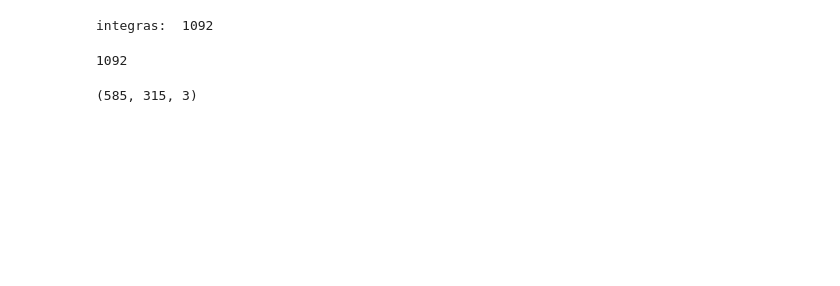
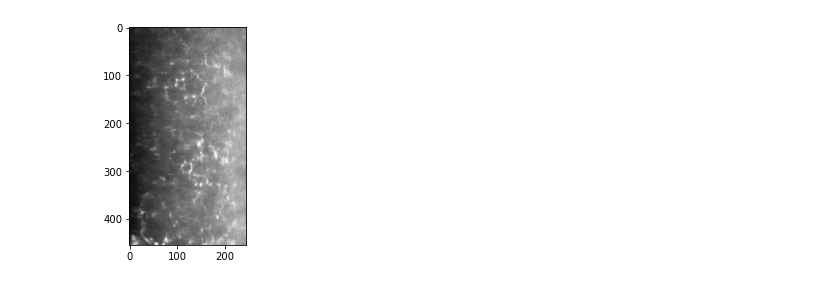
Before and after one commit to andersoncpdq/ia-cc-lesson2, a Jupyter notebook: test_app/computer_vision/teste.ipynb, the cells around one changed output. Saved outputs shown, nothing was run; the diff lists cells and outputs as text; code cells hidden in the pictures; blank space fills up the shorter version.

```diff
--- a/test_app/computer_vision/teste.ipynb
+++ b/test_app/computer_vision/teste.ipynb
@@ -26,45 +27,8 @@ import time
-# %%
-# class_labels: {'confluente': 0, 'esparsa': 1, 'integra': 2, 'rara': 3}
-
-# entrada de dados + redimensionamento:
-# glob.glob("<your image directory path>\\*.png"):
-#confluentes = glob.glob("data_especular_crop\\train_images\\confluente\\*.png")
-#confluentes = confluentes + glob.glob(os.path.join('data_especular_crop/test_images/confluente', '*'))
-#confluentes = [path for path in confluentes]
-
-#esparsas = glob.glob(os.path.join('data_especular_crop/train_images/esparsa', '*'))
-#esparsas = esparsas + glob.glob(os.path.join('data_especular_crop/test_images/esparsa', '*'))
-#esparsas = [path for path in esparsas]
-
-#glob.glob("<your image directory path>\\*.png"):
-integras = glob.glob("data_especular_crop\\train_images\\integra\\*.png")
-integras = integras + glob.glob("data_especular_crop\\test_images\\integra\\*.png")
-#integras = sorted(os.listdir('data_especular_crop/train_images/integra'))
-#integras = integras + sorted(os.listdir('data_especular_crop/test_images/integra'))
-integras = [path for path in integras]
-
-#raras = glob.glob(os.path.join('data_especular_crop/train_images/rara', '*'))
-#raras = raras + glob.glob(os.path.join('data_especular_crop/test_images/rara', '*'))
-#raras = [path for path in raras]
-
-#print('confluentes: ', len(confluentes))
-#print('esparsas: ', len(esparsas))
-print('integras: ', len(integras))
-#print('raras: ', len(raras))
-# %% [output]
-integras:  1092
-# %%
-#X_path = confluentes + esparsas + integras + raras
-X_path = integras
-print(len(X_path))
-
-X = [np.array(resize(path)) for path in X_path]
-X = np.array(X)
-X = X / 255
-# %% [output]
-1092
 # %%
-img = cv2.imread(integras[1])
+img = cv2.imread("data_especular_crop/test_images/confluente/77_r.png")
 img.shape
+
+plt.imshow(img)
+plt.show()
 # %% [output]
-(585, 315, 3)
+[figure, added]
```
Also changed, not shown: parts of 7 cells of this notebook, 2 other files.
